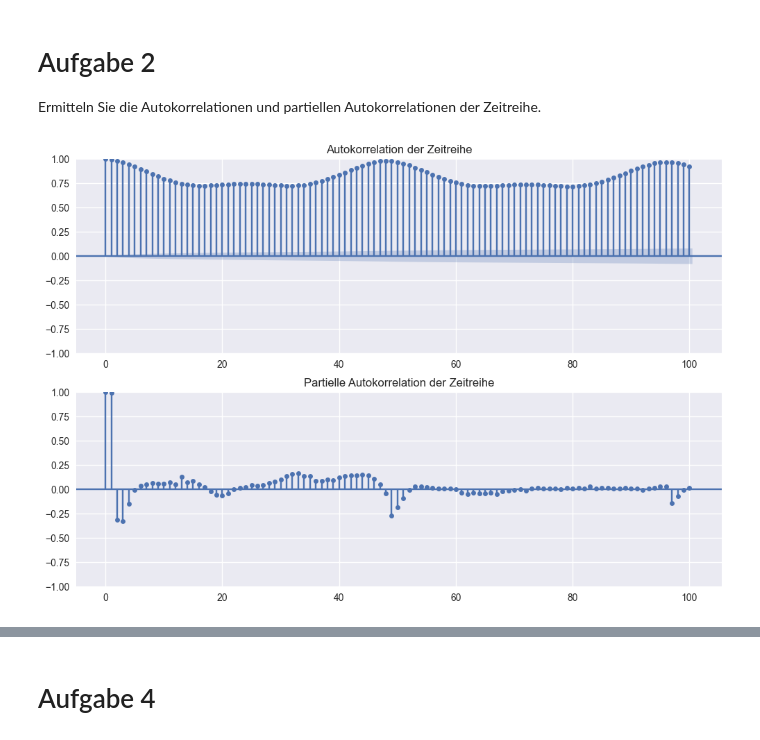
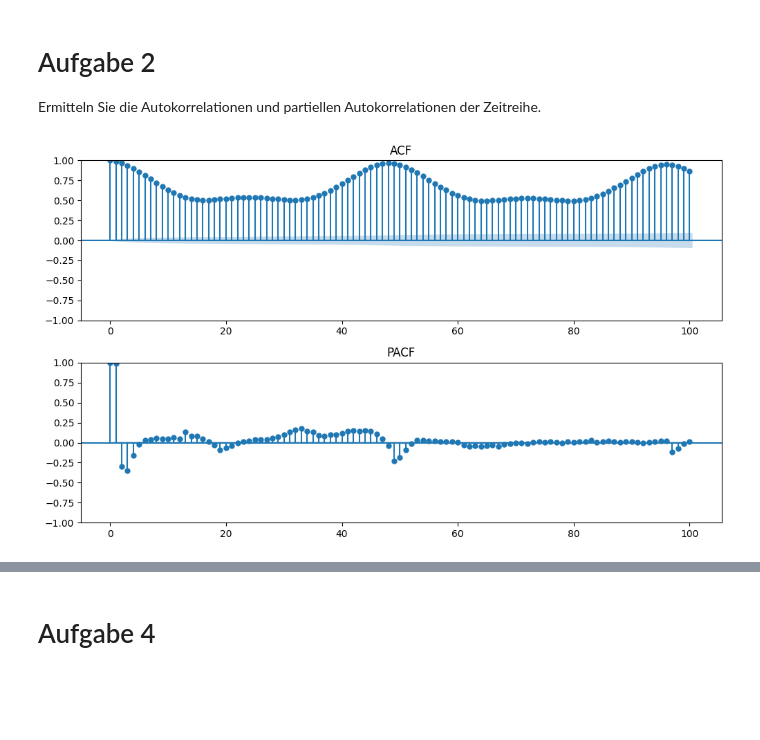
Before and after one commit to NicoBrn03/DaBi-Projektarbeit, a Jupyter notebook: Arbeitsblatt 1 .ipynb, the cells around one changed output, grey strips where cells are left out. Drawn from its saved outputs; the diff is of its cells as text; code cells hidden in the pictures; blank space fills up the shorter version.

```diff
--- a/Arbeitsblatt 1 .ipynb
+++ b/Arbeitsblatt 1 .ipynb
@@ -33,10 +32,10 @@ data['DateTime'] = pd.to_datetime(data['DateTime'], format='mixed')
 Prüfen Sie den Energieverbrauch auf Trends und Periodizität, trennen Sie die verschiedenen Bestandteile und visualisieren Sie sie geeigneter Weise.
 # %%
 #Visualisierung des Energieverbrauchs über die Zeit
+data_total = data.groupby('DateTime')['KWH'].sum()
 plt.figure(figsize=(12, 6))
-plt.plot(data["DateTime"], data["KWH"])
-plt.xlabel("Zeitstempel")
+plt.plot(data_total)
+plt.xlabel("Zeit")
 plt.ylabel("Energieverbrauch (KWH)")
-plt.title("Energieverbrauch über die Zeit")
-plt.xticks(rotation=45)
+plt.title("Gesamtenergieverbrauch über die Zeit")
 # %% [output]
@@ -83,16 +71,17 @@ plt.show()
 Ermitteln Sie die Autokorrelationen und partiellen Autokorrelationen der Zeitreihe.
 # %%
 from statsmodels.graphics.tsaplots import plot_acf, plot_pacf
+# ACF und PACF
+fig, axes = plt.subplots(2, 1, figsize=(10, 6))
 
-fig, axes = plt.subplots(2, 1, figsize=(12, 8))
+plot_acf(data_total, lags=100, ax=axes[0])
+axes[0].set_title("ACF")
 
-plot_acf(data["KWH"], lags=100, ax=axes[0])
-axes[0].set_title("Autokorrelation der Zeitreihe")
+plot_pacf(data_total, lags=100, ax=axes[1])
+axes[1].set_title("PACF")
 
-plot_pacf(data["KWH"], lags=100, ax=axes[1])
-axes[1].set_title("Partielle Autokorrelation der Zeitreihe")
-
+plt.tight_layout()
 plt.show()
 # %% [output]
-[figure, old version]
+[figure, new version]
 # %% [markdown]
```
Also changed, not shown: parts of 3 cells of this notebook.
